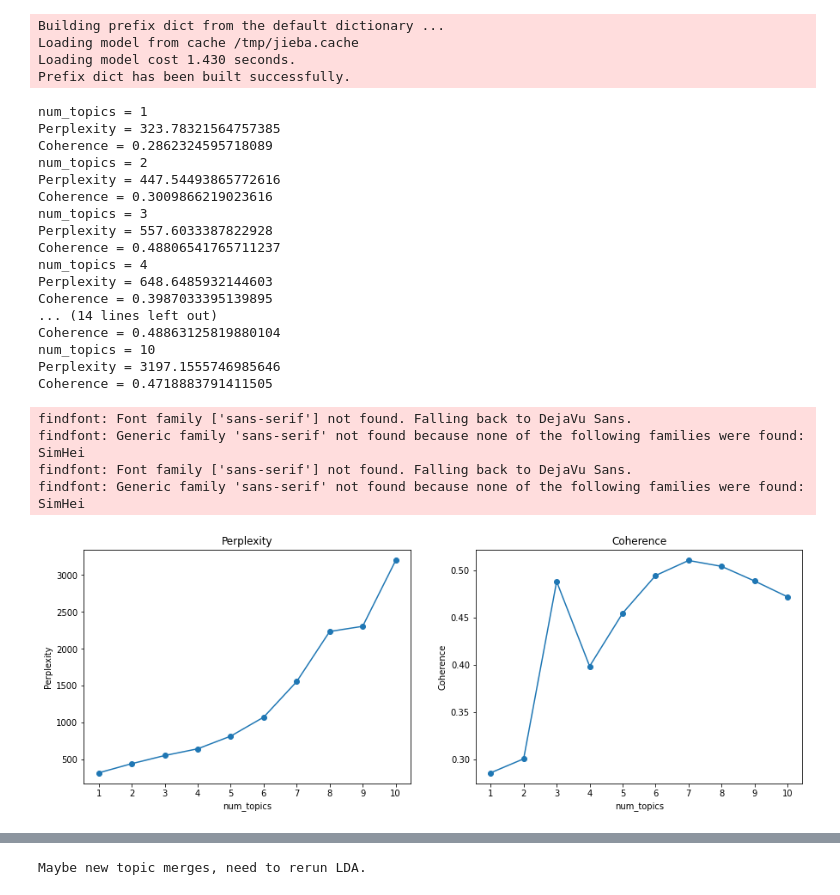
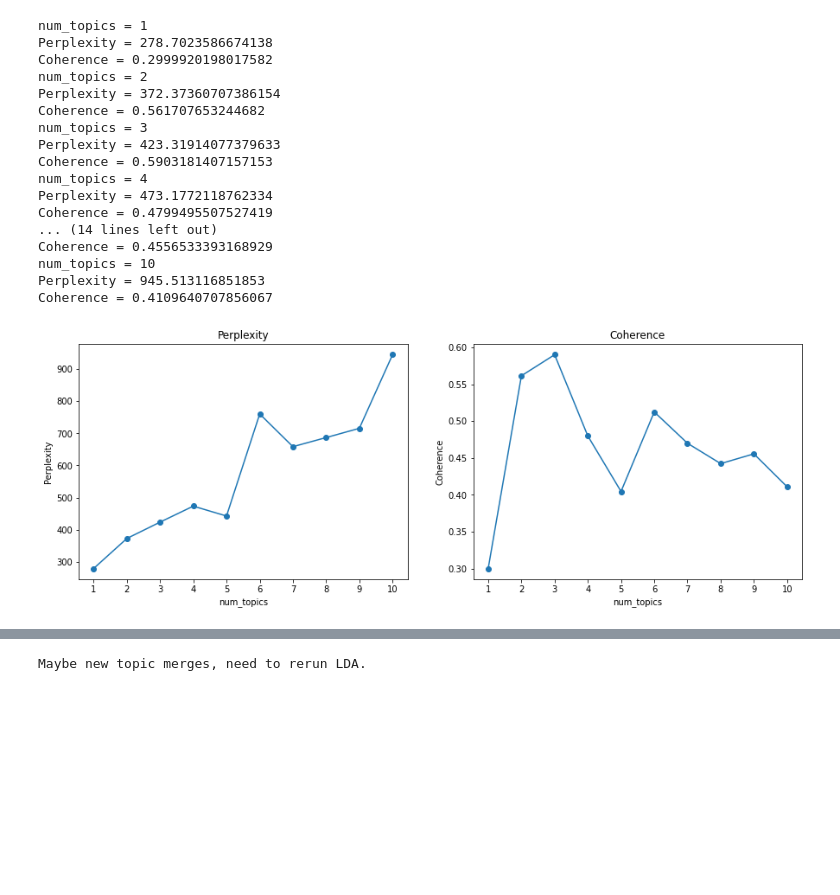
Before and after one commit to Heart-1ess/TopicPred, a Jupyter notebook: main.ipynb, the cells around one changed output, grey strips where cells are left out. Cells and saved outputs as stored; diff of their text form; code cells hidden in the pictures; blank space fills up the shorter version.

```diff
--- a/main.ipynb
+++ b/main.ipynb
@@ -6,53 +6,45 @@ import pandas as pd
 import os
 # %%
 # 读取csv
-df = pd.read_csv('/home/chengyuli/yanshan/data/DataScience/UN_raw.csv')
+df = pd.read_csv('/home/chengyuli/yanshan/data/DataScience/finalData/news.csv')
 
 # 读取停用词表
 stopwordsPath = "/home/chengyuli/yanshan/data/DataScience/stop_words_ch.txt"
 stopwords = readStopWords(stopwordsPath)
 
 # 设置时间片，以天为单位
 time_interval = 30
 
 # 开始分割时间片
-list_df = splitWithTime(df, time_interval)
+list_df = splitWithTime(df, time_interval, lang='en-us')
 
 # 预处理
 for each in list_df:
     each['df'] = preprocess(each['df'], stopwords)
 
 df_test = pd.concat([df['df'] for df in list_df[:-1]])
 # 主题提取
 num_topics = 10
 model_list, dic, corpus_tfidf = TopicExtraction(df_test['contents'].tolist(), num_topics)
 # %% [output]
-Building prefix dict from the default dictionary ...
-Loading model from cache /tmp/jieba.cache
-Loading model cost 1.430 seconds.
-Prefix dict has been built successfully.
+num_topics = 1
+Perplexity = 278.7023586674138
+Coherence = 0.2999920198017582
+num_topics = 2
+Perplexity = 372.37360707386154
+Coherence = 0.561707653244682
+num_topics = 3
+Perplexity = 423.31914077379633
+Coherence = 0.5903181407157153
+num_topics = 4
+Perplexity = 473.1772118762334
+Coherence = 0.4799495507527419
+... (14 lines left out)
+Coherence = 0.4556533393168929
+num_topics = 10
+Perplexity = 945.513116851853
+Coherence = 0.4109640707856067
-num_topics = 1
-Perplexity = 323.78321564757385
-Coherence = 0.2862324595718089
-num_topics = 2
-Perplexity = 447.54493865772616
-Coherence = 0.3009866219023616
-num_topics = 3
-Perplexity = 557.6033387822928
-Coherence = 0.48806541765711237
-num_topics = 4
-Perplexity = 648.6485932144603
-Coherence = 0.3987033395139895
-... (14 lines left out)
-Coherence = 0.48863125819880104
-num_topics = 10
-Perplexity = 3197.1555746985646
-Coherence = 0.4718883791411505
-findfont: Font family ['sans-serif'] not found. Falling back to DejaVu Sans.
-findfont: Generic family 'sans-serif' not found because none of the following families were found: SimHei
-findfont: Font family ['sans-serif'] not found. Falling back to DejaVu Sans.
-findfont: Generic family 'sans-serif' not found because none of the following families were found: SimHei
-[figure, old version]
+[figure, new version]
 # %%
 # 选择最优主题个数
 topics_count = 3
```
Also changed, not shown: parts of 4 cells of this notebook, 8 other files.
